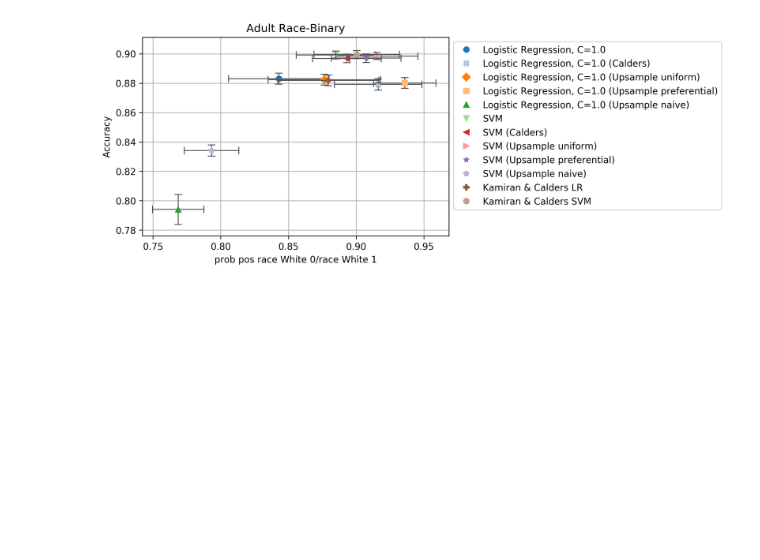
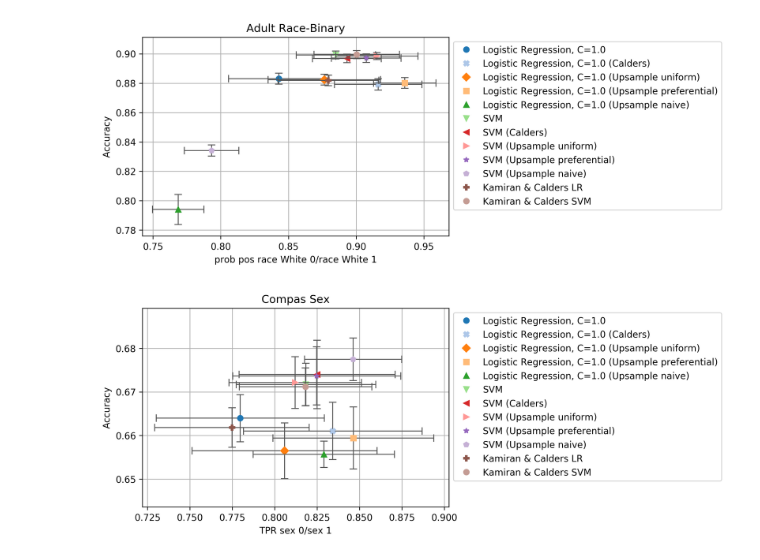
Before and after one commit to wearepal/EthicML, a Jupyter notebook: examples/kamiran_calders_variants.ipynb, the cells around one changed output. Saved outputs shown, nothing was run; the diff lists cells and outputs as text; code cells hidden in the pictures; blank space fills up the shorter version.

Commit message:
Run Kamiran&Calders on Compas as well

```diff
--- a/examples/kamiran_calders_variants.ipynb
+++ b/examples/kamiran_calders_variants.ipynb
@@ -64,3 +47,35 @@ fig1
 fig2
 # %% [output]
 [figure]
+# %%
+results_compas_balancedtest = evaluate_models(
+    datasets=[
+        Compas("Sex"),
+        Compas("Race"),
+    ],
+    inprocess_models=[
+        LR(),
+        SVM(),
+        Majority(),
+        Kamiran(),
+        Kamiran(classifier="SVM"),
+    ],
+    preprocess_models=[
+        Calders(preferable_class=1, disadvantaged_group=0),
+        Upsampler(),
+        Upsampler("preferential"),
+        Upsampler("naive"),
+    ],
+    metrics=[Accuracy(), AbsCV(), F1(), ProbPos(), TPR(), TNR(), BalancedAccuracy()],
+    per_sens_metrics=[Accuracy(), ProbPos(), TPR(), TNR()],
+    repeats=0,
+    delete_prev=False,
+    splitter=BalancedTestSplit(balance_type="P(y|s)=0.5"),
+    topic="kamiran_calders_variants",
+    fair_pipeline=False,
+)
+# %%
+(fig3, _), = plot_results(results_compas_balancedtest, "Accuracy", "TPR_sex_0/sex_1", transforms_separately=False, ptype="cross")
+fig3
+# %% [output]
+[figure, added]
```
Also changed, not shown: parts of 9 cells of this notebook, 10 other files.
